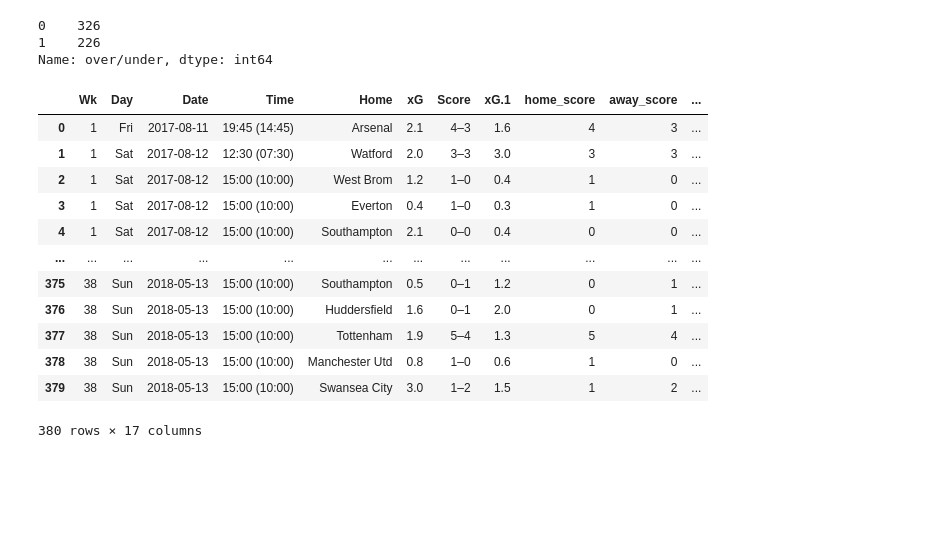
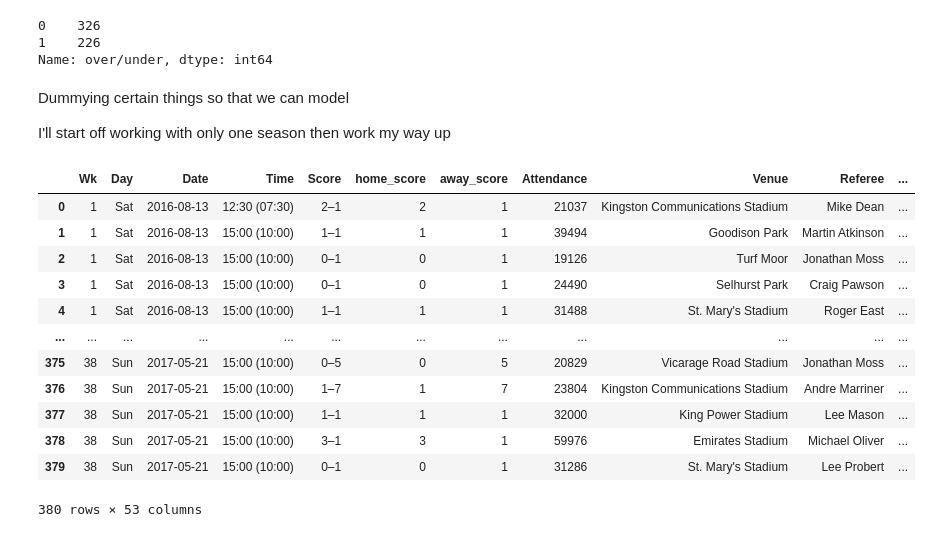
Before and after one commit to dkeyer/english_football_res_and_model, a Jupyter notebook: english_results.ipynb, the cells around one changed output. Cells and saved outputs as stored; diff of their text form; code cells hidden in the pictures; blank space fills up the shorter version.

```diff
--- a/english_results.ipynb
+++ b/english_results.ipynb
@@ -231,19 +233,26 @@ champ_results_2021['over/under'].value_counts()
 0    326
 1    226
 Name: over/under, dtype: int64
-# %%
-pl_results_2018
-# %% [output]
-|  | Wk | Day | Date | Time | Home | xG | Score | xG.1 | home_score | away_score | ... |
-| 0 | 1 | Fri | 2017-08-11 | 19:45 (14:45) | Arsenal | 2.1 | 4–3 | 1.6 | 4 | 3 | ... |
-| 1 | 1 | Sat | 2017-08-12 | 12:30 (07:30) | Watford | 2.0 | 3–3 | 3.0 | 3 | 3 | ... |
-| 2 | 1 | Sat | 2017-08-12 | 15:00 (10:00) | West Brom | 1.2 | 1–0 | 0.4 | 1 | 0 | ... |
-| 3 | 1 | Sat | 2017-08-12 | 15:00 (10:00) | Everton | 0.4 | 1–0 | 0.3 | 1 | 0 | ... |
-| 4 | 1 | Sat | 2017-08-12 | 15:00 (10:00) | Southampton | 2.1 | 0–0 | 0.4 | 0 | 0 | ... |
-| ... | ... | ... | ... | ... | ... | ... | ... | ... | ... | ... | ... |
-| 375 | 38 | Sun | 2018-05-13 | 15:00 (10:00) | Southampton | 0.5 | 0–1 | 1.2 | 0 | 1 | ... |
-| 376 | 38 | Sun | 2018-05-13 | 15:00 (10:00) | Huddersfield | 1.6 | 0–1 | 2.0 | 0 | 1 | ... |
-| 377 | 38 | Sun | 2018-05-13 | 15:00 (10:00) | Tottenham | 1.9 | 5–4 | 1.3 | 5 | 4 | ... |
-| 378 | 38 | Sun | 2018-05-13 | 15:00 (10:00) | Manchester Utd | 0.8 | 1–0 | 0.6 | 1 | 0 | ... |
-| 379 | 38 | Sun | 2018-05-13 | 15:00 (10:00) | Swansea City | 3.0 | 1–2 | 1.5 | 1 | 2 | ... |
-380 rows × 17 columns
+# %% [markdown]
+Dummying certain things so that we can model
+
+I'll start off working with only one season then work my way up
+# %%
+pl_results_2017 = pd.get_dummies(pl_results_2017, columns=['Home'])
+pl_results_2017 = pd.get_dummies(pl_results_2017, columns=['Away'])
+# %%
+pl_results_2017
+# %% [output]
+|  | Wk | Day | Date | Time | Score | home_score | away_score | Attendance | Venue | Referee | ... |
+| 0 | 1 | Sat | 2016-08-13 | 12:30 (07:30) | 2–1 | 2 | 1 | 21037 | Kingston Communications Stadium | Mike Dean | ... |
+| 1 | 1 | Sat | 2016-08-13 | 15:00 (10:00) | 1–1 | 1 | 1 | 39494 | Goodison Park | Martin Atkinson | ... |
+| 2 | 1 | Sat | 2016-08-13 | 15:00 (10:00) | 0–1 | 0 | 1 | 19126 | Turf Moor | Jonathan Moss | ... |
+| 3 | 1 | Sat | 2016-08-13 | 15:00 (10:00) | 0–1 | 0 | 1 | 24490 | Selhurst Park | Craig Pawson | ... |
+| 4 | 1 | Sat | 2016-08-13 | 15:00 (10:00) | 1–1 | 1 | 1 | 31488 | St. Mary's Stadium | Roger East | ... |
+| ... | ... | ... | ... | ... | ... | ... | ... | ... | ... | ... | ... |
+| 375 | 38 | Sun | 2017-05-21 | 15:00 (10:00) | 0–5 | 0 | 5 | 20829 | Vicarage Road Stadium | Jonathan Moss | ... |
+| 376 | 38 | Sun | 2017-05-21 | 15:00 (10:00) | 1–7 | 1 | 7 | 23804 | Kingston Communications Stadium | Andre Marriner | ... |
+| 377 | 38 | Sun | 2017-05-21 | 15:00 (10:00) | 1–1 | 1 | 1 | 32000 | King Power Stadium | Lee Mason | ... |
+| 378 | 38 | Sun | 2017-05-21 | 15:00 (10:00) | 3–1 | 3 | 1 | 59976 | Emirates Stadium | Michael Oliver | ... |
+| 379 | 38 | Sun | 2017-05-21 | 15:00 (10:00) | 0–1 | 0 | 1 | 31286 | St. Mary's Stadium | Lee Probert | ... |
+380 rows × 53 columns
```
Also changed, not shown: parts of 11 cells of this notebook.
